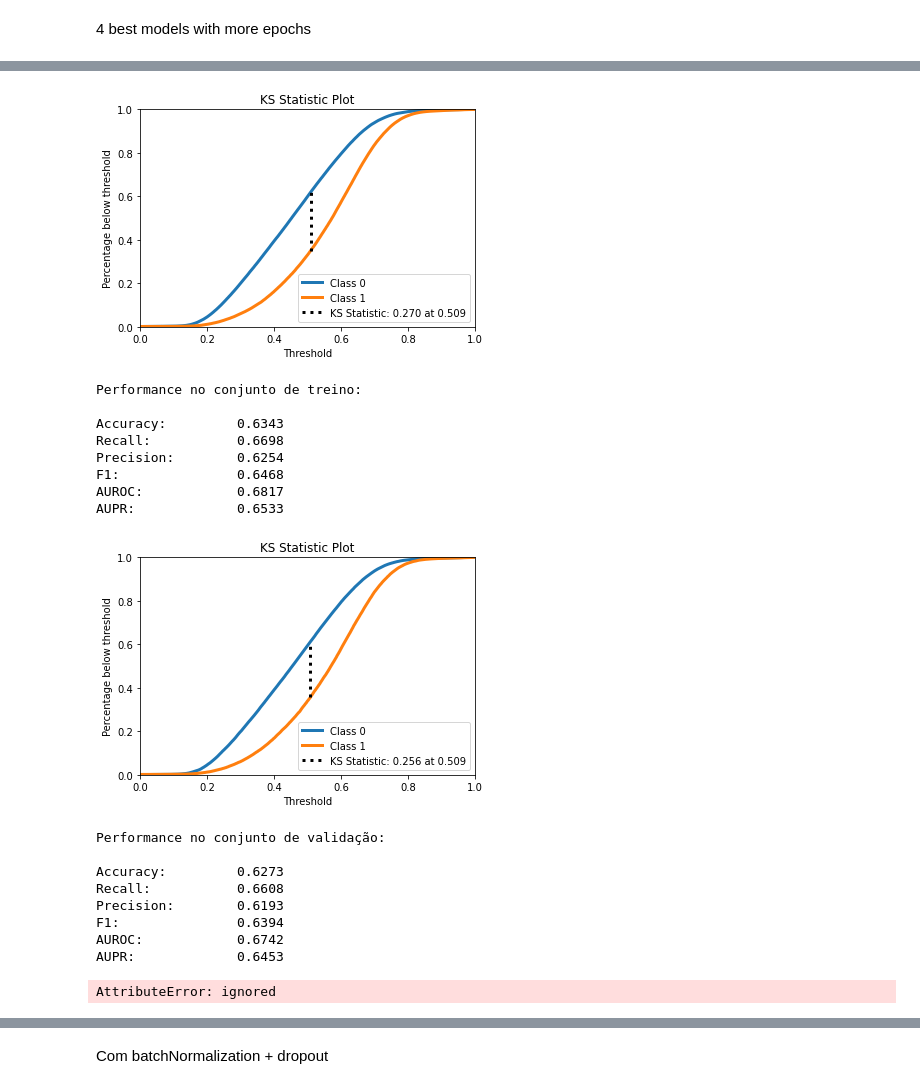
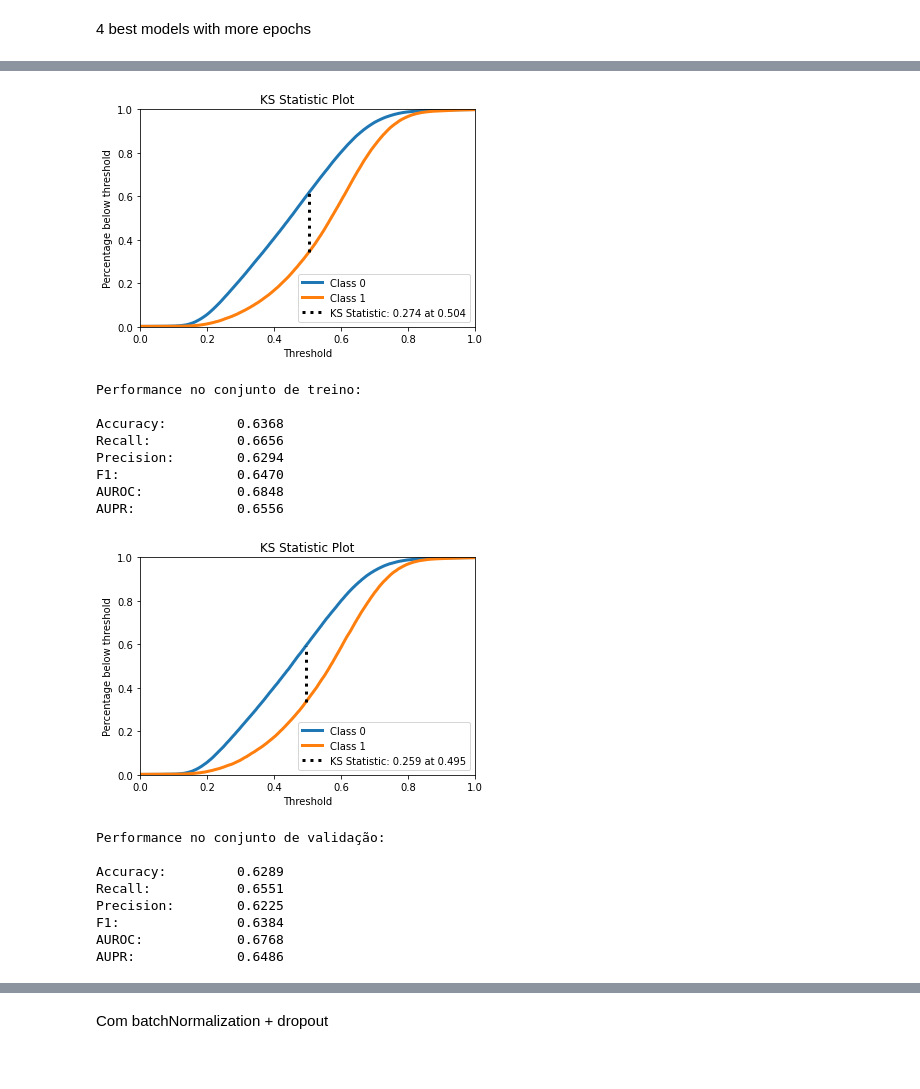
Before and after one commit to GuilleamACM/Projeto-Redes-Neurais, a Jupyter notebook: MLP's/Projeto_final_MLP.ipynb, the cells around one changed output, grey strips where cells are left out. Drawn from its saved outputs; the diff is of its cells as text; code cells hidden in the pictures.

```diff
--- a/MLP's/Projeto_final_MLP.ipynb
+++ b/MLP's/Projeto_final_MLP.ipynb
@@ -451,0 +420,15 @@ AUPR:             0.6398
+# %%
+#para teste do ensemble
+mlp_clf_basic.fit(train_X, train_Y)
+mlp_clf_basic.model.save('saved_model_basic.h5')
+mlp_clf.fit(train_X, train_Y)
+mlp_pred_class = mlp_clf_basic.predict(train_X)
+mlp_pred_scores = mlp_clf_basic.predict_proba(train_X)
+accuracy, recall, precision, f1, auroc, aupr = compute_performance_metrics(train_Y, mlp_pred_class, mlp_pred_scores)
+print('Performance no conjunto de treino:')
+print_metrics_summary(accuracy, recall, precision, f1, auroc, aupr)
+mlp_pred_class = mlp_clf_basic.predict(validation_X)
+mlp_pred_scores = mlp_clf_basic.predict_proba(validation_X)
+accuracy, recall, precision, f1, auroc, aupr = compute_performance_metrics(validation_Y, mlp_pred_class, mlp_pred_scores)
+print('Performance no conjunto de validação:')
+print_metrics_summary(accuracy, recall, precision, f1, auroc, aupr)
@@ -995,16 +1011,13 @@ def create_sklearn_compatible_model_4():
 # %%
-    es = EarlyStopping(monitor='loss', mode='min', verbose=1, patience=20)
-    mlp_clf = KerasClassifier(build_fn=create_sklearn_compatible_model_1,
-                          batch_size=128, epochs=1000, callbacks=[es])
-    mlp_clf.fit(train_X, train_Y)
-    mlp_clf.model.save('SGD_2_camadas.h5')
-    mlp_pred_class = mlp_clf.predict(train_X)
-    mlp_pred_scores = mlp_clf.predict_proba(train_X)
+    mlp_clf_1.fit(train_X, train_Y)
+    mlp_clf_1.model.save('SGD_2_camadas.h5')
+    mlp_pred_class = mlp_clf_1.predict(train_X)
+    mlp_pred_scores = mlp_clf_1.predict_proba(train_X)
     accuracy, recall, precision, f1, auroc, aupr = compute_performance_metrics(train_Y, mlp_pred_class, mlp_pred_scores)
     print('Performance no conjunto de treino:')
     print_metrics_summary(accuracy, recall, precision, f1, auroc, aupr)
-    mlp_pred_class = mlp_clf.predict(validation_X)
-    mlp_pred_scores = mlp_clf.predict_proba(validation_X)
+    mlp_pred_class = mlp_clf_1.predict(validation_X)
+    mlp_pred_scores = mlp_clf_1.predict_proba(validation_X)
     accuracy, recall, precision, f1, auroc, aupr = compute_performance_metrics(validation_Y, mlp_pred_class, mlp_pred_scores)
     print('Performance no conjunto de validação:')
     print_metrics_summary(accuracy, recall, precision, f1, auroc, aupr)
@@ -1051,15 +1066,13 @@ asdasdasd
 # %%
-    es = EarlyStopping(monitor='loss', mode='min', verbose=1, patience=20)
-    mlp_clf = KerasClassifier(build_fn=create_sklearn_compatible_model_2,
-                          batch_size=128, epochs=1000, callbacks=[es])
-    mlp_clf.fit(train_X, train_Y)
-    mlp_pred_class = mlp_clf.predict(train_X)
-    mlp_pred_scores = mlp_clf.predict_proba(train_X)
+    mlp_clf_2.fit(train_X, train_Y)
+    mlp_clf_2.model.save('SGD_1_camada.h5')
+    mlp_pred_class = mlp_clf_2.predict(train_X)
+    mlp_pred_scores = mlp_clf_2.predict_proba(train_X)
     accuracy, recall, precision, f1, auroc, aupr = compute_performance_metrics(train_Y, mlp_pred_class, mlp_pred_scores)
     print('Performance no conjunto de treino:')
     print_metrics_summary(accuracy, recall, precision, f1, auroc, aupr)
-    mlp_pred_class = mlp_clf.predict(validation_X)
-    mlp_pred_scores = mlp_clf.predict_proba(validation_X)
+    mlp_pred_class = mlp_clf_2.predict(validation_X)
+    mlp_pred_scores = mlp_clf_2.predict_proba(validation_X)
     accuracy, recall, precision, f1, auroc, aupr = compute_performance_metrics(validation_Y, mlp_pred_class, mlp_pred_scores)
     print('Performance no conjunto de validação:')
     print_metrics_summary(accuracy, recall, precision, f1, auroc, aupr)
@@ -1084,23 +1097,18 @@ Epoch 00614: early stopping
 [figure]
 Performance no conjunto de treino:
 
-Accuracy:         0.6343
-Recall:           0.6698
-Precision:        0.6254
-F1:               0.6468
-AUROC:            0.6817
-AUPR:             0.6533
+Accuracy:         0.6368
+Recall:           0.6656
+Precision:        0.6294
+F1:               0.6470
+AUROC:            0.6848
+AUPR:             0.6556
-[figure, old version]
+[figure, new version]
 Performance no conjunto de validação:
 
-Accuracy:         0.6273
-Recall:           0.6608
-Precision:        0.6193
-F1:               0.6394
-AUROC:            0.6742
-AUPR:             0.6453
+Accuracy:         0.6289
+Recall:           0.6551
+Precision:        0.6225
+F1:               0.6384
+AUROC:            0.6768
+AUPR:             0.6486
-# %%
-from keras.models import load_model
-mlp_clf.save('mlp_clf_SGD_2.hdf5')
-# %% [output]
-AttributeError: ignored
```
Also changed, not shown: parts of 34 cells of this notebook, 5 other files.
